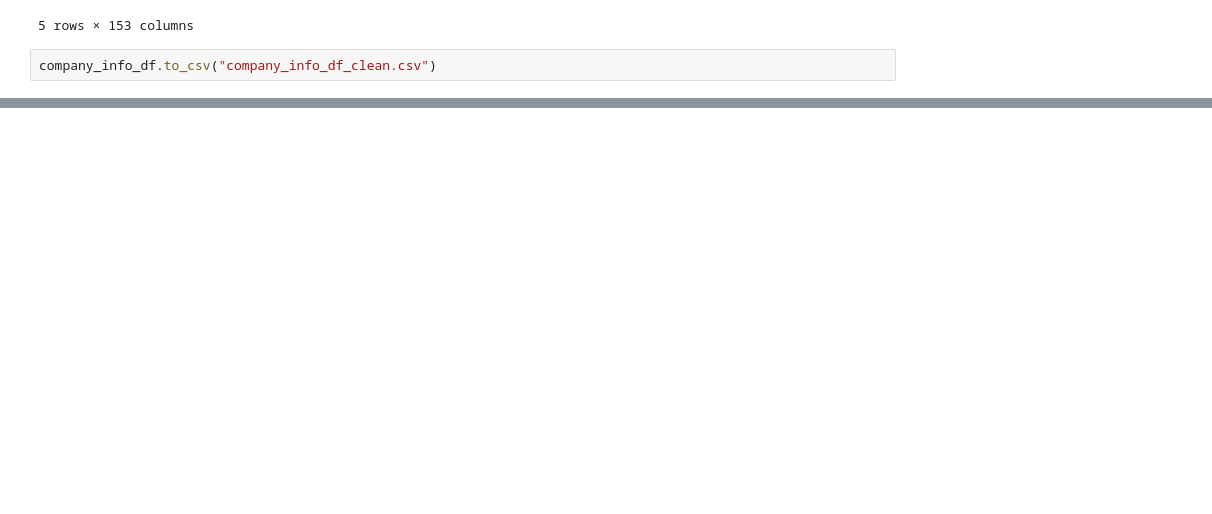
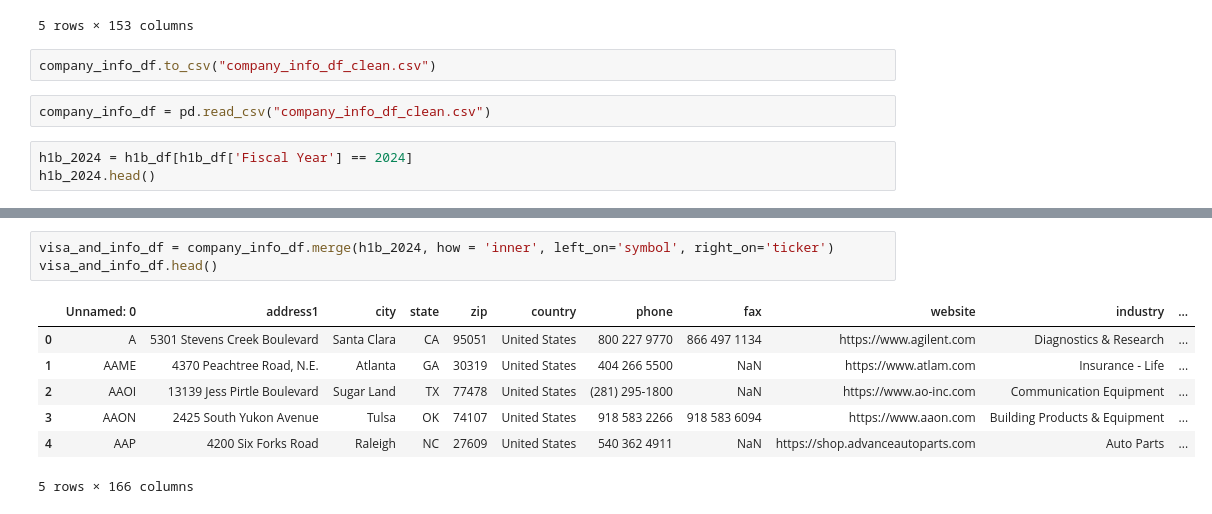
Before and after one commit to 608ohenry/econ570_project, a Jupyter notebook: main.ipynb, the cells around one changed output, grey strips where cells are left out. Drawn from its saved outputs; the diff is of its cells as text; blank space fills up the shorter version.

```diff
--- a/main.ipynb
+++ b/main.ipynb
@@ -485,3 +485,8 @@ company_info_df.head()
 5 rows × 153 columns
 # %%
 company_info_df.to_csv("company_info_df_clean.csv")
+# %%
+company_info_df = pd.read_csv("company_info_df_clean.csv")
+# %%
+h1b_2024 = h1b_df[h1b_df['Fiscal Year'] == 2024]
+h1b_2024.head()
@@ -487,0 +500,11 @@ company_info_df.to_csv("company_info_df_clean.csv")
+# %%
+visa_and_info_df = company_info_df.merge(h1b_2024, how = 'inner', left_on='symbol', right_on='ticker')
+visa_and_info_df.head()
+# %% [output]
+|  | Unnamed: 0 | address1 | city | state | zip | country | phone | fax | website | industry | ... |
+| 0 | A | 5301 Stevens Creek Boulevard | Santa Clara | CA | 95051 | United States | 800 227 9770 | 866 497 1134 | https://www.agilent.com | Diagnostics & Research | ... |
+| 1 | AAME | 4370 Peachtree Road, N.E. | Atlanta | GA | 30319 | United States | 404 266 5500 | NaN | https://www.atlam.com | Insurance - Life | ... |
+| 2 | AAOI | 13139 Jess Pirtle Boulevard | Sugar Land | TX | 77478 | United States | (281) 295-1800 | NaN | https://www.ao-inc.com | Communication Equipment | ... |
+| 3 | AAON | 2425 South Yukon Avenue | Tulsa | OK | 74107 | United States | 918 583 2266 | 918 583 6094 | https://www.aaon.com | Building Products & Equipment | ... |
+| 4 | AAP | 4200 Six Forks Road | Raleigh | NC | 27609 | United States | 540 362 4911 | NaN | https://shop.advanceautoparts.com | Auto Parts | ... |
+5 rows × 166 columns
```
Also changed, not shown: parts of 2 cells of this notebook.
